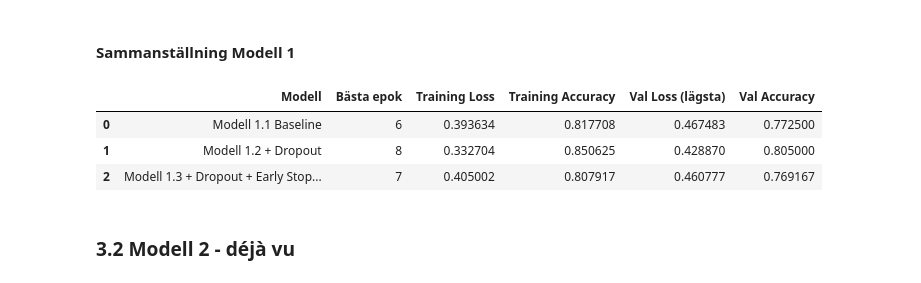
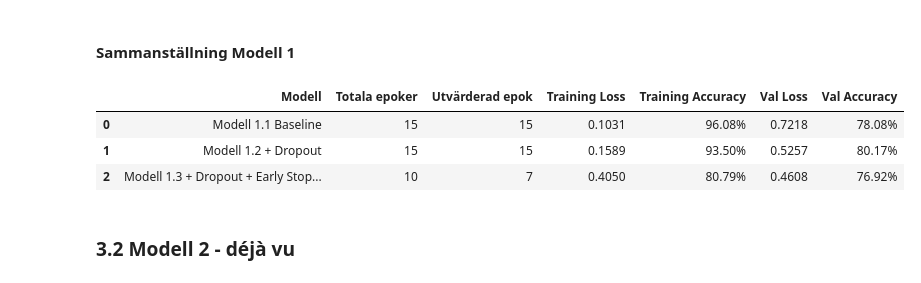
Before and after one commit to josefinoleryd/facial-expression-cnn, a Jupyter notebook: model-experiments-and-report.ipynb, the cells around one changed output. Drawn from its saved outputs; the diff is of its cells as text; code cells hidden in the pictures.

Commit message:
Gjorde CM för Modell 1 (två klasser), tog fram exempel på bilder där modellen gissade rätt eller fel, gjorde en sammanställande tabell över de olika varianterna av Modell 1

```diff
--- a/model-experiments-and-report.ipynb
+++ b/model-experiments-and-report.ipynb
@@ -796,41 +841,44 @@ plt.show()
 # %% [markdown]
 #### Sammanställning Modell 1
 # %%
-def get_best_epoch_data(history_obj, model_name):
+def get_epoch_data(history_obj, model_name, mode="last"):
     hist = history_obj.history
+    total_epochs = len(hist["loss"])
 
-    best_index = np.argmin(hist["val_loss"])
+    if mode == "best":
+        target_index = np.argmin(hist["val_loss"])
+    else:
+        target_index = total_epochs - 1
 
     return {
         "Modell": model_name,
-        "Bästa epok": best_index + 1,
-        "Training Loss": hist["loss"][best_index],
-        "Training Accuracy": hist["accuracy"][best_index],
-        "Val Loss (lägsta)": hist["val_loss"][best_index],
-        "Val Accuracy": hist["val_accuracy"][best_index]
+        "Totala epoker": total_epochs,
+        "Utvärderad epok": target_index + 1,
+        "Training Loss": hist["loss"][target_index],
+        "Training Accuracy": hist["accuracy"][target_index],
+        "Val Loss": hist["val_loss"][target_index],
+        "Val Accuracy": hist["val_accuracy"][target_index]
     }
 
 table_data = [
-    get_best_epoch_data(history_1_1, "Modell 1.1 Baseline"),
-    get_best_epoch_data(history_1_2, "Modell 1.2 + Dropout"),
-    get_best_epoch_data(history_1_3, "Modell 1.3 + Dropout + Early Stopping")
+    get_epoch_data(history_1_1, "Modell 1.1 Baseline", mode="last"),
+    get_epoch_data(history_1_2, "Modell 1.2 + Dropout", mode="last"),
+    get_epoch_data(history_1_3, "Modell 1.3 + Dropout + Early Stopping", mode="best")
 ]
 
 summary_df = pd.DataFrame(table_data)
 
 summary_df.style.format({
     "Training Loss": "{:.4f}",
-    "Val Loss (lägsta)": "{:.4f}",
+    "Val Loss": "{:.4f}",
     "Training Accuracy": "{:.2%}",
     "Val Accuracy": "{:.2%}"
 })
-
-summary_df
 # %% [output]
-|  | Modell | Bästa epok | Training Loss | Training Accuracy | Val Loss (lägsta) | Val Accuracy |
-| 0 | Modell 1.1 Baseline | 6 | 0.393634 | 0.817708 | 0.467483 | 0.772500 |
-| 1 | Modell 1.2 + Dropout | 8 | 0.332704 | 0.850625 | 0.428870 | 0.805000 |
-| 2 | Modell 1.3 + Dropout + Early Stop... | 7 | 0.405002 | 0.807917 | 0.460777 | 0.769167 |
+|  | Modell | Totala epoker | Utvärderad epok | Training Loss | Training Accuracy | Val Loss | Val Accuracy |
+| 0 | Modell 1.1 Baseline | 15 | 15 | 0.1031 | 96.08% | 0.7218 | 78.08% |
+| 1 | Modell 1.2 + Dropout | 15 | 15 | 0.1589 | 93.50% | 0.5257 | 80.17% |
+| 2 | Modell 1.3 + Dropout + Early Stop... | 10 | 7 | 0.4050 | 80.79% | 0.4608 | 76.92% |
 # %% [markdown]
 ### 3.2 Modell 2 - déjà vu
 # %% [markdown]
```
Also changed, not shown: parts of 11 cells of this notebook.
